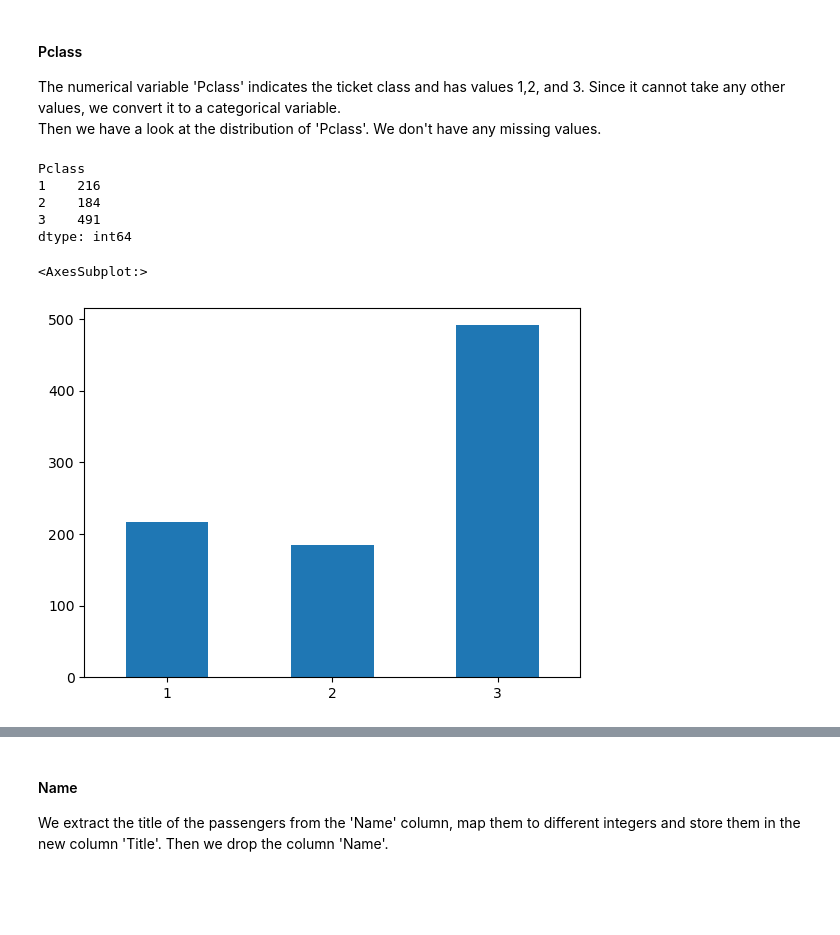
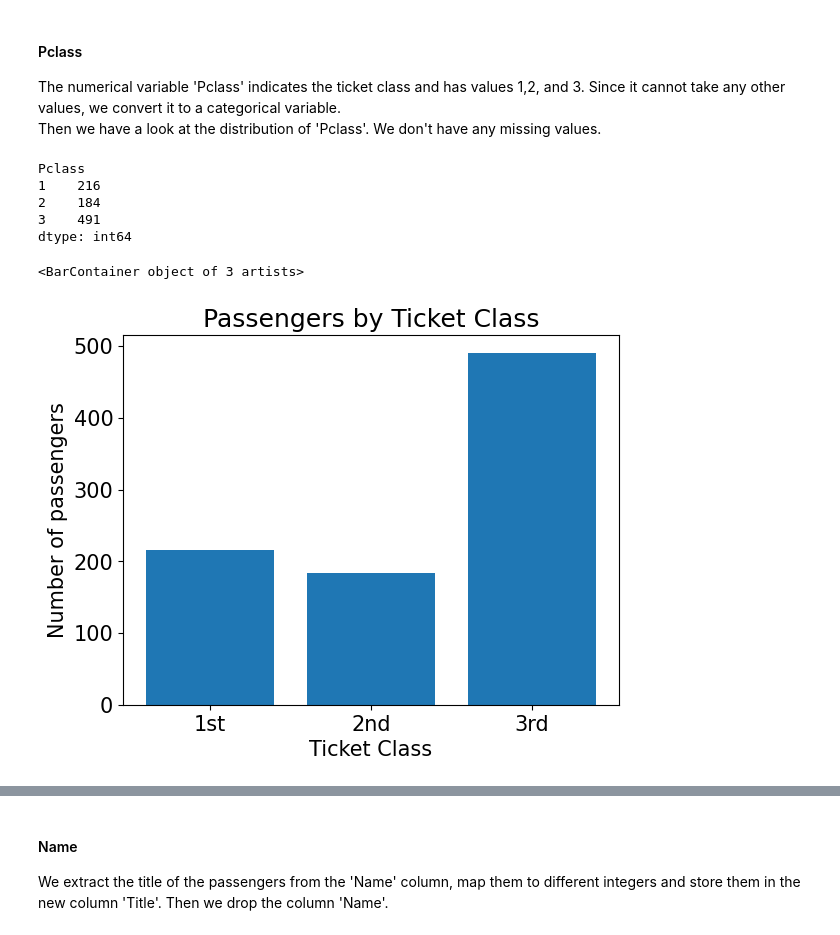
Before and after one commit to mariusjb/dm1-titanic, a Jupyter notebook: preprocessing.ipynb, the cells around one changed output, grey strips where cells are left out. Drawn from its saved outputs; the diff is of its cells as text; code cells hidden in the pictures; blank space fills up the shorter version.

```diff
--- a/preprocessing.ipynb
+++ b/preprocessing.ipynb
@@ -71,0 +83,12 @@ df.drop("PassengerId", inplace=True, axis=1)
+# %%
+# Passengers by Survival
+#plt.figure(figsize=(6,4))
+plt.rc('font', size=15)
+plt.xlabel('Survived')
+plt.ylabel('Number of passengers')
+plt.title('Passengers by Survival')
+plt.xticks(np.arange(2), ('No', 'Yes'))
+plt.bar(np.arange(2), df.groupby('Survived').count()['Name'])
+plt.tight_layout()
+#plt.savefig("figures\\survived_distribution.jpg")
+#plt.savefig("figures_for_presentation\\survived_distribution.jpg")
@@ -73,18 +98,24 @@ df.drop("PassengerId", inplace=True, axis=1)
 #### Pclass
 The numerical variable 'Pclass' indicates the ticket class and has values 1,2, and 3. Since it cannot take any other values,  we convert it to a categorical variable.
 Then we have a look at the distribution of 'Pclass'. We don't have any missing values.
+# %%
+# distribution
+print(df.groupby('Pclass').size())
+#1: 24.24%, 2: 20.65%, 3: 55.11%
+# %% [output]
+Pclass
+1    216
+2    184
+3    491
+dtype: int64
 # %%
-# change datatype from integer to object
-df['Pclass'] = df['Pclass'].astype(object)
-
-# distribution
-print(df.groupby('Pclass').size())
-df['Pclass'].value_counts().loc[[1,2,3]].plot(kind='bar', rot = 0)
+# Passengers by Ticket Class
+plt.rc('font', size=15)
+plt.xlabel('Ticket Class')
+plt.ylabel('Number of passengers')
+plt.title('Passengers by Ticket Class')
+plt.xticks(np.arange(3), ('1st', '2nd', '3rd'))
+plt.bar(np.arange(3), df.groupby('Pclass').count()['Name'])
 # %% [output]
-Pclass
-1    216
-2    184
-3    491
-dtype: int64
+<BarContainer object of 3 artists>
-<AxesSubplot:>
-[figure, old version]
+[figure, new version]
```
Also changed, not shown: parts of 63 cells of this notebook, 14 other files.
